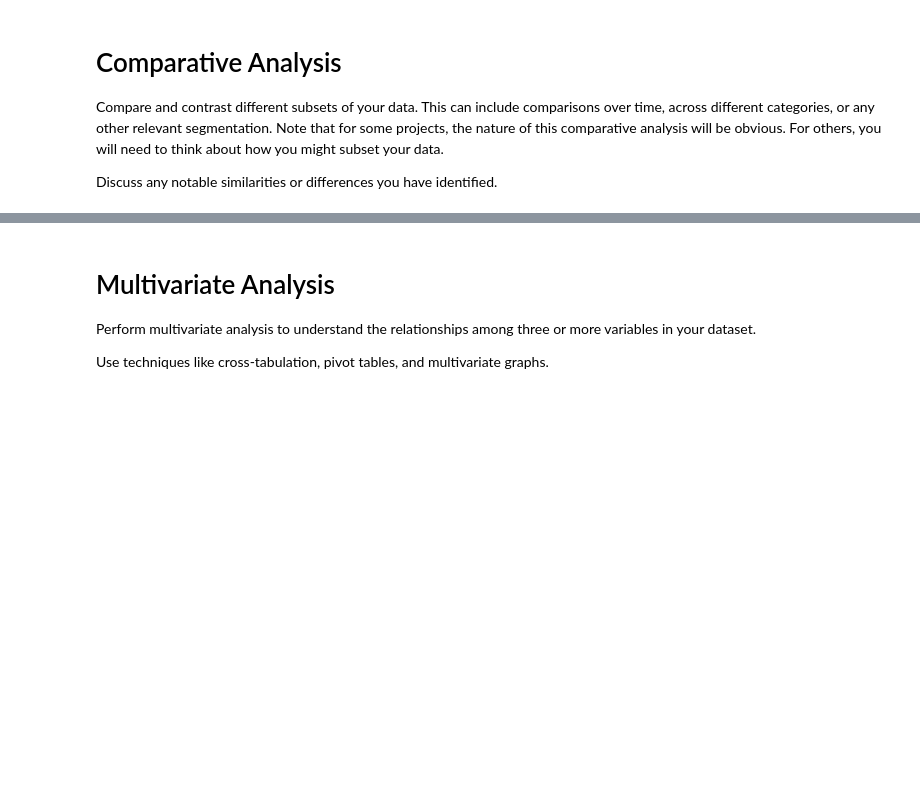
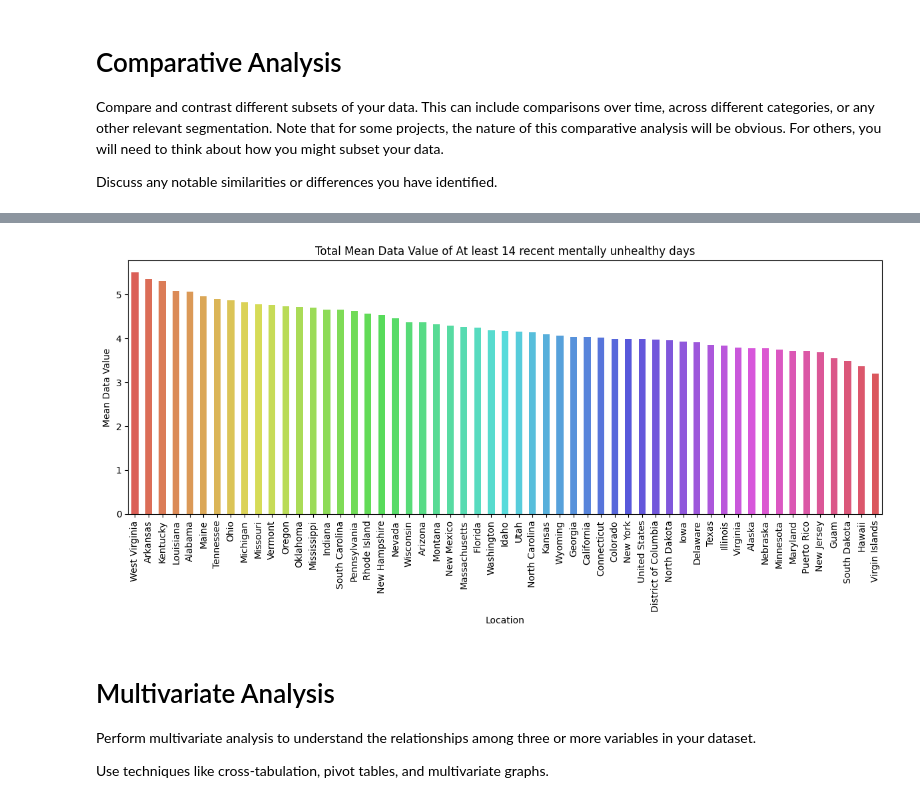
Before and after one commit to jrmcmill/618-project, a Jupyter notebook: V2Project-Description.ipynb, the cells around one changed output, grey strips where cells are left out. Cells and saved outputs as stored; diff of their text form; code cells hidden in the pictures; blank space fills up the shorter version.

```diff
--- a/V2Project-Description.ipynb
+++ b/V2Project-Description.ipynb
@@ -640,3 +751,27 @@ Discuss any notable similarities or differences you have identified.
+# %%
+national_merged_MA['DataValue'] = pd.to_numeric(national_merged_MA['DataValue'], errors='coerce')
+# %%
+
+mental_natl_fourteen_days = national_merged_MA[national_merged_MA['Question'] ==  'Recent mentally unhealthy days among adults aged >= 18 years']
+
+
+# Group by 'LocationDesc' and calculate the mean data value for each location
+grouped_mental_natl_fourteen_days = mental_natl_fourteen_days.groupby('LocationDesc')['DataValue'].mean().sort_values(ascending=False)
+
+# Create a color palette
+palette = sns.color_palette("hls", len(grouped_mental_natl_fourteen_days))
+
+grouped_mental_natl_fourteen_days.plot(kind='bar', figsize=(12, 6), color=palette)
+plt.title('Total Mean Data Value of At least 14 recent mentally unhealthy days')
+plt.xlabel('Location')
+plt.ylabel('Mean Data Value')
+plt.xticks(rotation=90)
+plt.tight_layout()
+plt.show()
+
+# national_merged_MA.DataValueType.unique()
+# %% [output]
+[figure, added]
 # %% [markdown]
 # Multivariate Analysis
 Perform multivariate analysis to understand the relationships among three or more variables in your dataset.
```
Also changed, not shown: parts of 14 cells of this notebook.
